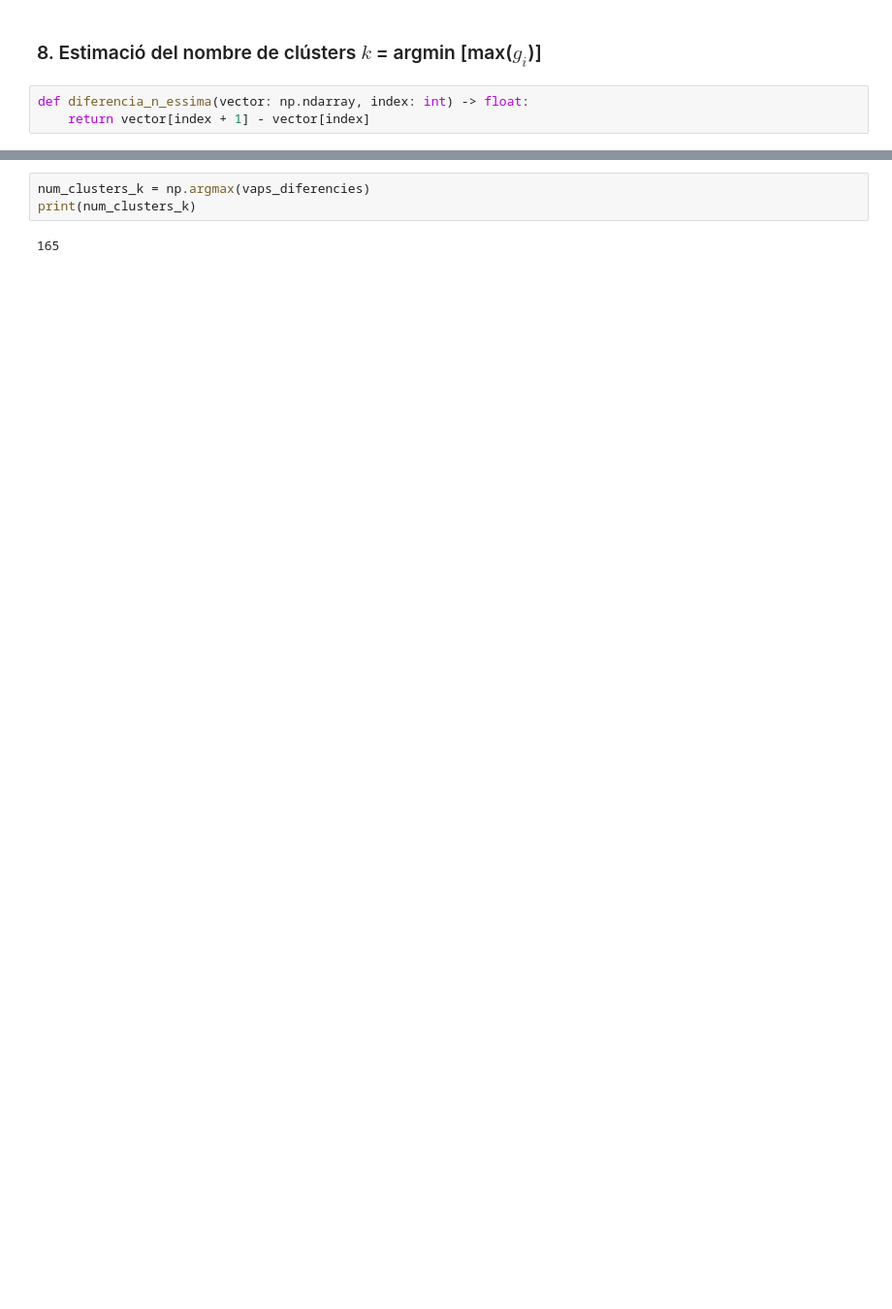
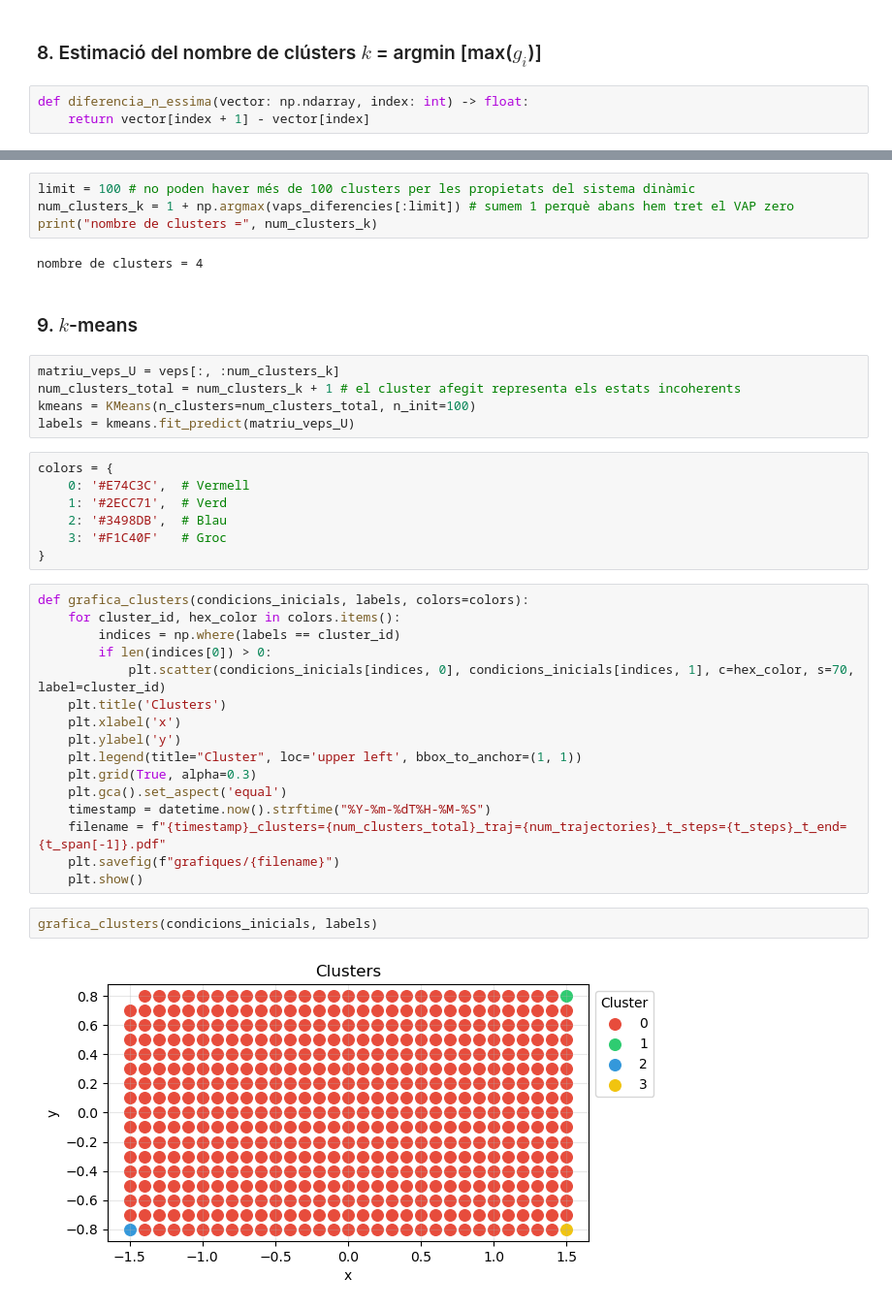
Before and after one commit to victor-lopz/spectral-clustering, a Jupyter notebook: clustering/trajectories.ipynb, the cells around one changed output, grey strips where cells are left out. Shown at 97% size. Saved outputs shown, nothing was run; the diff lists cells and outputs as text; blank space fills up the shorter version.

Commit message:
add k-means

```diff
--- a/clustering/trajectories.ipynb
+++ b/clustering/trajectories.ipynb
@@ -296,5 +391,40 @@ print(vaps_diferencies)
 # %%
-num_clusters_k = np.argmax(vaps_diferencies)
-print(num_clusters_k)
+limit = 100 # no poden haver més de 100 clusters per les propietats del sistema dinàmic
+num_clusters_k = 1 + np.argmax(vaps_diferencies[:limit]) # sumem 1 perquè abans hem tret el VAP zero
+print("nombre de clusters =", num_clusters_k)
 # %% [output]
-165
+nombre de clusters = 4
+# %% [markdown]
+### 9. $k$-means
+# %%
+matriu_veps_U = veps[:, :num_clusters_k]
+num_clusters_total = num_clusters_k + 1 # el cluster afegit representa els estats incoherents
+kmeans = KMeans(n_clusters=num_clusters_total, n_init=100)
+labels = kmeans.fit_predict(matriu_veps_U)
+# %%
+colors = {
+    0: '#E74C3C',  # Vermell
+    1: '#2ECC71',  # Verd
+    2: '#3498DB',  # Blau
+    3: '#F1C40F'   # Groc
+}
+# %%
+def grafica_clusters(condicions_inicials, labels, colors=colors):
+    for cluster_id, hex_color in colors.items():
+        indices = np.where(labels == cluster_id)
+        if len(indices[0]) > 0:
+            plt.scatter(condicions_inicials[indices, 0], condicions_inicials[indices, 1], c=hex_color, s=70, label=cluster_id)
+    plt.title('Clusters')
+    plt.xlabel('x')
+    plt.ylabel('y')
+    plt.legend(title="Cluster", loc='upper left', bbox_to_anchor=(1, 1))
+    plt.grid(True, alpha=0.3)
+    plt.gca().set_aspect('equal')
+    timestamp = datetime.now().strftime("%Y-%m-%dT%H-%M-%S")
+    filename = f"{timestamp}_clusters={num_clusters_total}_traj={num_trajectories}_t_steps={t_steps}_t_end={t_span[-1]}.pdf"
+    plt.savefig(f"grafiques/{filename}")
+    plt.show()
+# %%
+grafica_clusters(condicions_inicials, labels)
+# %% [output]
+[figure, added]
```
Also changed, not shown: parts of 22 cells of this notebook.
